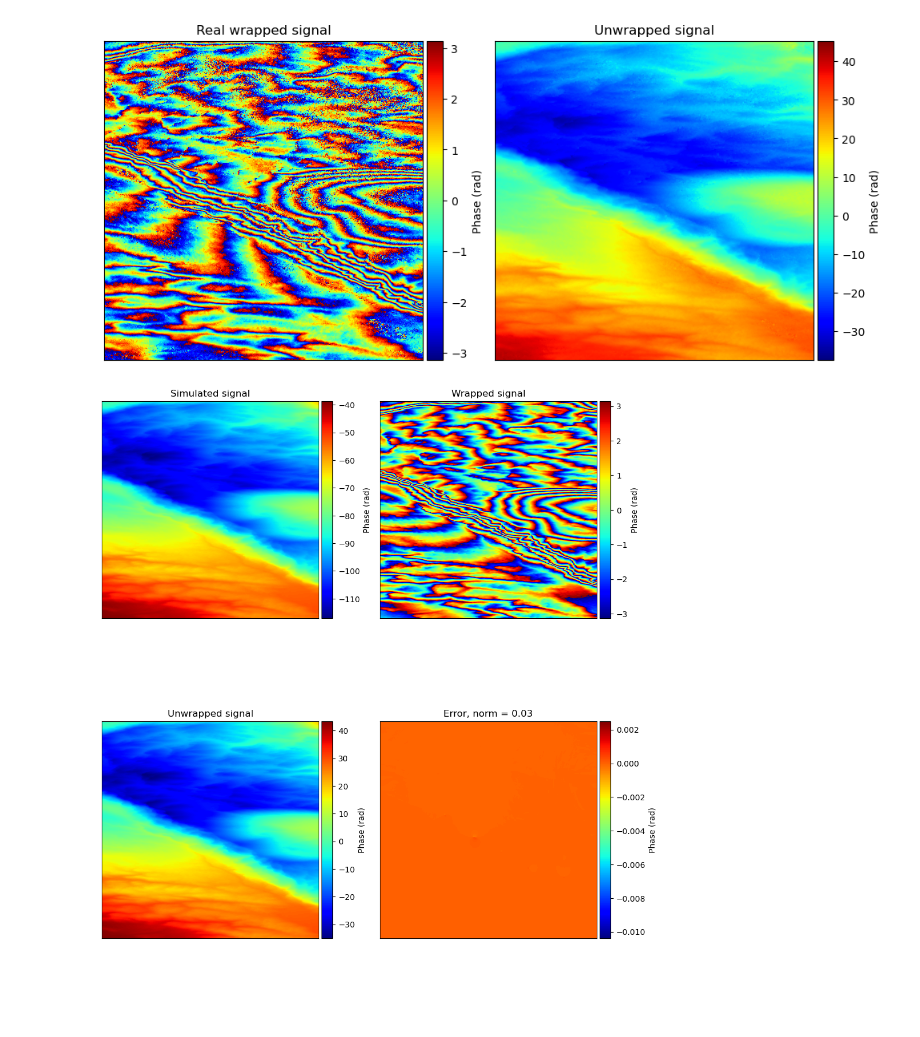
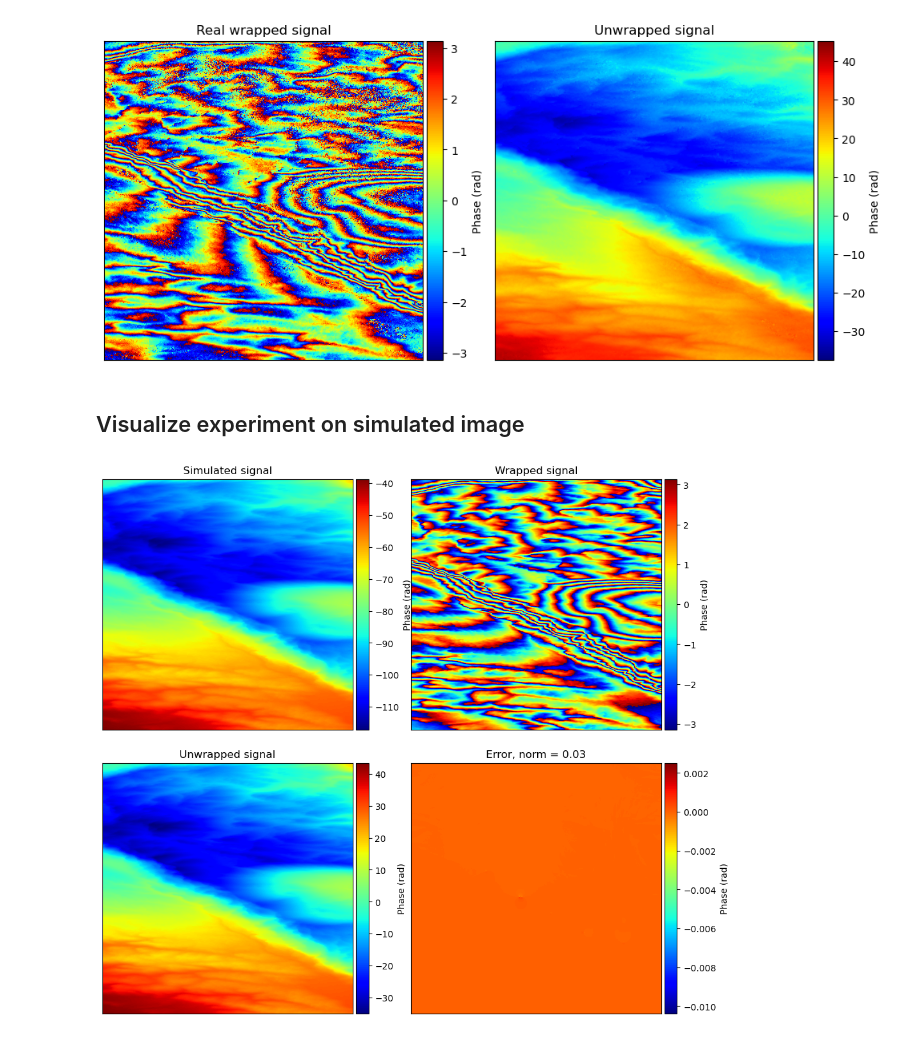
Before and after one commit to bpauld/PhaseUnwrapping, a Jupyter notebook: visualize_results.ipynb, the cells around one changed output. Drawn from its saved outputs; the diff is of its cells as text; code cells hidden in the pictures; blank space fills up the shorter version.

```diff
--- a/visualize_results.ipynb
+++ b/visualize_results.ipynb
@@ -58,6 +59,8 @@ fig.tight_layout()
 plt.show()
 # %% [output]
 [figure]
+# %% [markdown]
+## Visualize experiment on simulated image
 # %%
 cmap="jet"
 noise_level = "noiseless"
@@ -74,36 +77,36 @@ X_wrapped = wrap_matrix(X_original)
 U = np.load(os.path.join(path_results, "U.npy"))
 error = compute_error(U, X_original)
 
-fig, ((ax1, ax2), (ax3, ax4)) = plt.subplots(2, 2, figsize=(10, 12))
+fig, ((ax1, ax2), (ax3, ax4)) = plt.subplots(2, 2, figsize=(10, 9))
 
 im1 = ax1.imshow(X_original, cmap=cmap)
 im2 = ax2.imshow(X_wrapped, cmap=cmap, interpolation="nearest", vmin=-np.pi, vmax=np.pi)
 im3 = ax3.imshow(U, cmap=cmap)
 im4 = ax4.imshow(error, cmap=cmap)
 divider1 = make_axes_locatable(ax1)
 divider2 = make_axes_locatable(ax2)
 divider3 = make_axes_locatable(ax3)
 divider4 = make_axes_locatable(ax4)
 
 cax1 = divider1.append_axes('right', size='5%', pad=0.05)
 cax2 = divider2.append_axes('right', size='5%', pad=0.05)
 cax3 = divider3.append_axes('right', size='5%', pad=0.05)
 cax4 = divider4.append_axes('right', size='5%', pad=0.05)
 
 ax1.title.set_text("Simulated signal")
 ax2.title.set_text("Wrapped signal")
 ax3.title.set_text("Unwrapped signal")
 ax4.title.set_text("Error, norm = {0:.2f}".format(np.linalg.norm(error)))
 
 fig.colorbar(im1, cax=cax1, orientation='vertical', label="Phase (rad)")
 fig.colorbar(im2, cax=cax2, orientation='vertical', label="Phase (rad)")
 fig.colorbar(im3, cax=cax3, orientation='vertical', label="Phase (rad)")
 fig.colorbar(im4, cax=cax4, orientation='vertical', label="Phase (rad)")
 
 for ax in [ax1, ax2, ax3, ax4]:
         ax.set_yticks([])
         ax.set_xticks([])
 fig.tight_layout()
 plt.show()
 # %% [output]
-[figure, old version]
+[figure, new version]
```
Also changed, not shown: parts of 5 cells of this notebook.
